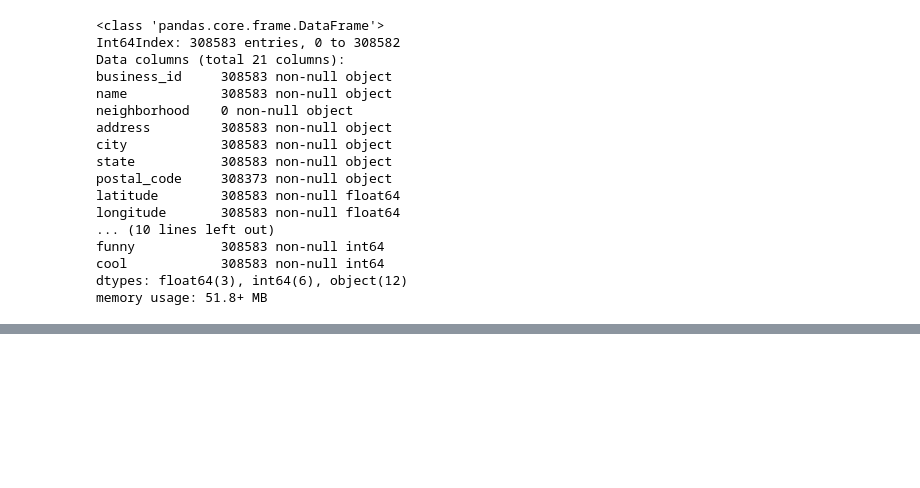
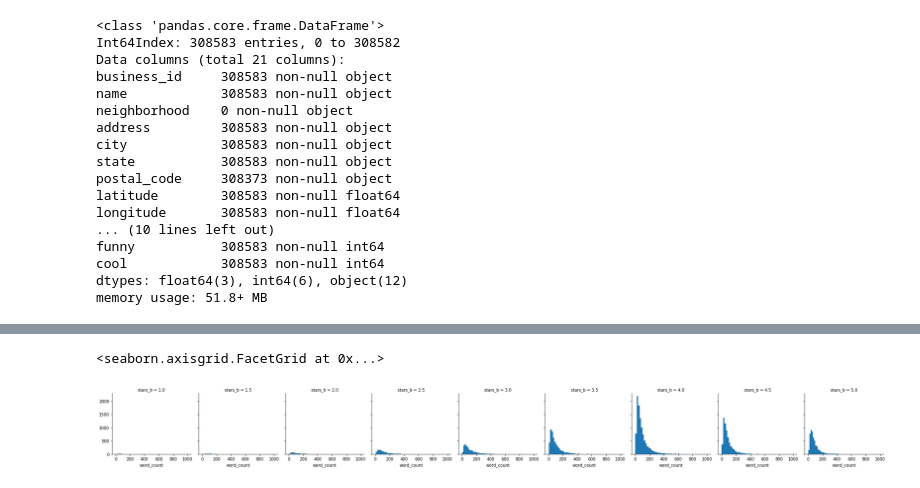
Before and after one commit to racineda/data-science-career-track, a Jupyter notebook: capstone-2-project/racine-david-capstone2.ipynb, the cells around one changed output, grey strips where cells are left out. Cells and saved outputs as stored; diff of their text form; code cells hidden in the pictures; blank space fills up the shorter version.

```diff
--- a/capstone-2-project/racine-david-capstone2.ipynb
+++ b/capstone-2-project/racine-david-capstone2.ipynb
@@ -622,0 +641,14 @@ plot(g, layout=layout)
+# %%
+#
+# Look at only the last 6 months.
+#
+months = 6
+df = user_review_business_city_df
+last_date = pd.to_datetime(max(df['date']))
+first_date = last_date - pd.Timedelta(weeks=4*months)
+
+#
+# Filter the dataframe for recent reviews.
+#
+user_review_business_city_recent_df = df[pd.to_datetime(df['date']) >= first_date]
+user_review_business_city_recent_df.head()
@@ -622,0 +662,10 @@ plot(g, layout=layout)
+# %%
+#
+# Only keep the business that are restaurants and have recent reviews.
+#
+yelp_df = pd.DataFrame(restaurants_city_df.merge(user_review_business_city_recent_df, on='business_id', how="outer"))
+# %%
+#
+# Convert date column to a datetime.
+#
+yelp_df['date'] = pd.to_datetime(yelp_df['date'])
@@ -622,0 +684,6 @@ plot(g, layout=layout)
+# %%
+#
+# Create a word count column.
+#
+yelp_df['word_count'] = yelp_df['text'].apply(lambda x: len(str(x).split(' ')))
+yelp_df.head()
@@ -622,0 +697,9 @@ plot(g, layout=layout)
+# %%
+#
+# Any relationship between restaurant stars and word count?
+#
+g = sns.FacetGrid(data=yelp_df, col='stars_b')
+g.map(plt.hist, 'word_count', bins=50)
+# %% [output]
+<seaborn.axisgrid.FacetGrid at 0x...>
+[figure, added]
```
Also changed, not shown: parts of 53 cells of this notebook, 7 other files.
